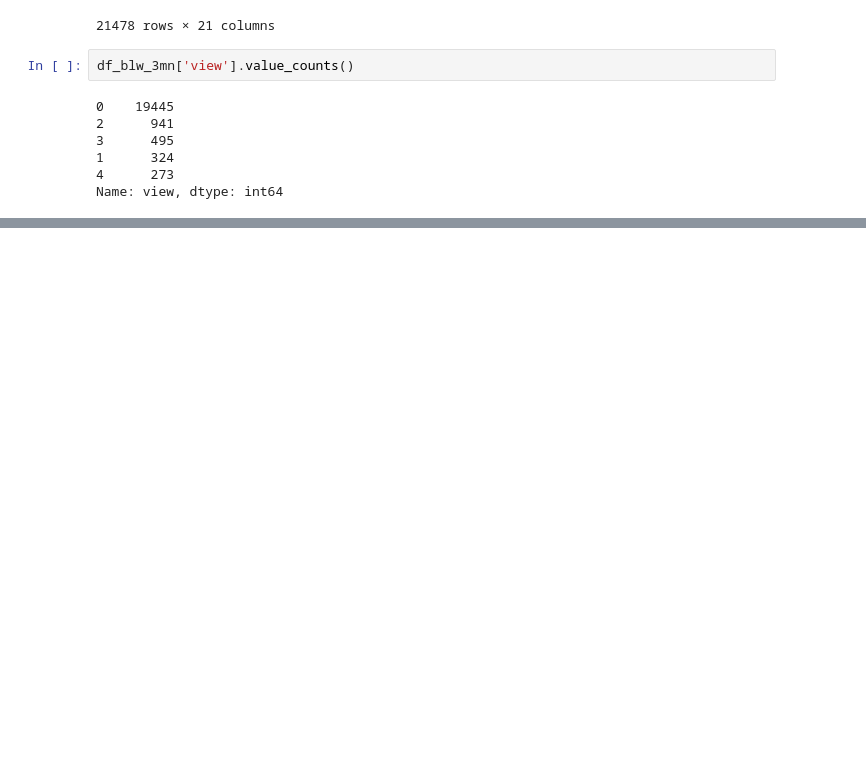
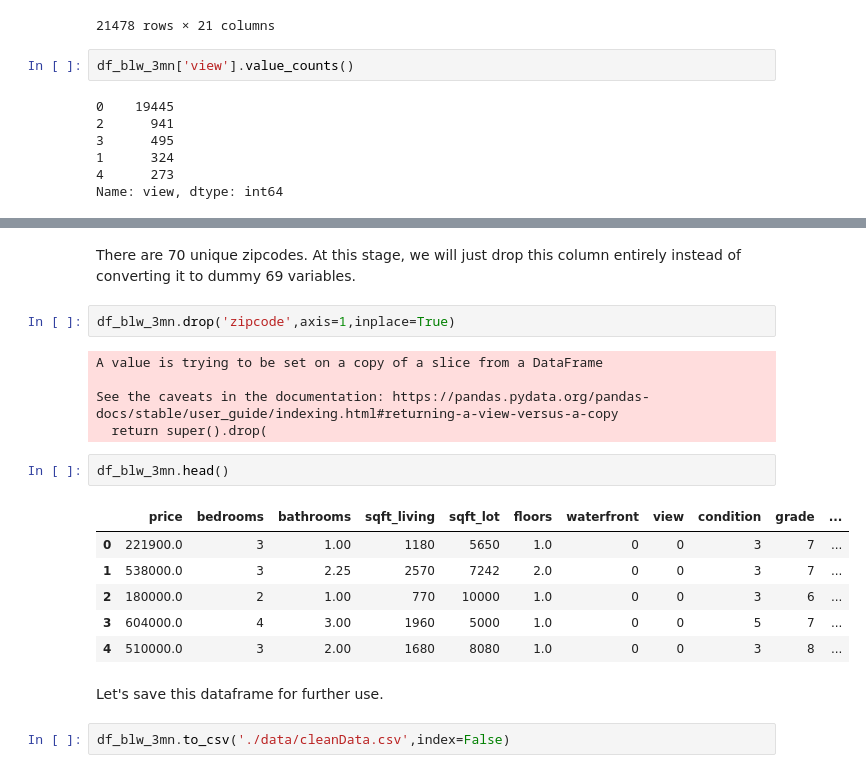
Before and after one commit to csparanjape/Housing_price, a Jupyter notebook: 01_Exploratory_data_analysis.ipynb, the cells around one changed output, grey strips where cells are left out. Saved outputs shown, nothing was run; the diff lists cells and outputs as text; blank space fills up the shorter version.

```diff
--- a/01_Exploratory_data_analysis.ipynb
+++ b/01_Exploratory_data_analysis.ipynb
@@ -331,0 +364,22 @@ Name: view, dtype: int64
+# %% [markdown]
+There are 70 unique zipcodes. At this stage, we will just drop this column entirely instead of converting it to dummy 69 variables.
+# %%
+df_blw_3mn.drop('zipcode',axis=1,inplace=True)
+# %% [output]
+A value is trying to be set on a copy of a slice from a DataFrame
+
+See the caveats in the documentation: https://pandas.pydata.org/pandas-docs/stable/user_guide/indexing.html#returning-a-view-versus-a-copy
+  return super().drop(
+# %%
+df_blw_3mn.head()
+# %% [output]
+|  | price | bedrooms | bathrooms | sqft_living | sqft_lot | floors | waterfront | view | condition | grade | ... |
+| 0 | 221900.0 | 3 | 1.00 | 1180 | 5650 | 1.0 | 0 | 0 | 3 | 7 | ... |
+| 1 | 538000.0 | 3 | 2.25 | 2570 | 7242 | 2.0 | 0 | 0 | 3 | 7 | ... |
+| 2 | 180000.0 | 2 | 1.00 | 770 | 10000 | 1.0 | 0 | 0 | 3 | 6 | ... |
+| 3 | 604000.0 | 4 | 3.00 | 1960 | 5000 | 1.0 | 0 | 0 | 5 | 7 | ... |
+| 4 | 510000.0 | 3 | 2.00 | 1680 | 8080 | 1.0 | 0 | 0 | 3 | 8 | ... |
+# %% [markdown]
+Let's save this dataframe for further use.
+# %%
+df_blw_3mn.to_csv('./data/cleanData.csv',index=False)
```
Also changed, not shown: parts of 3 cells of this notebook, 1 other file.
